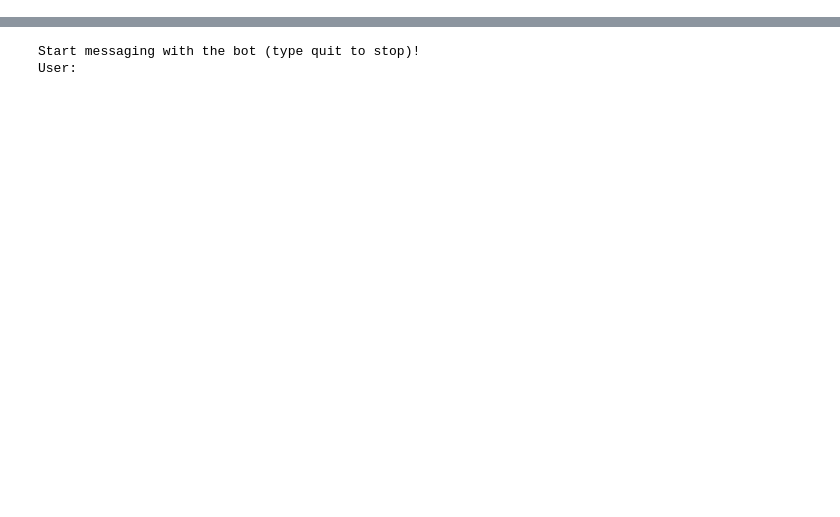
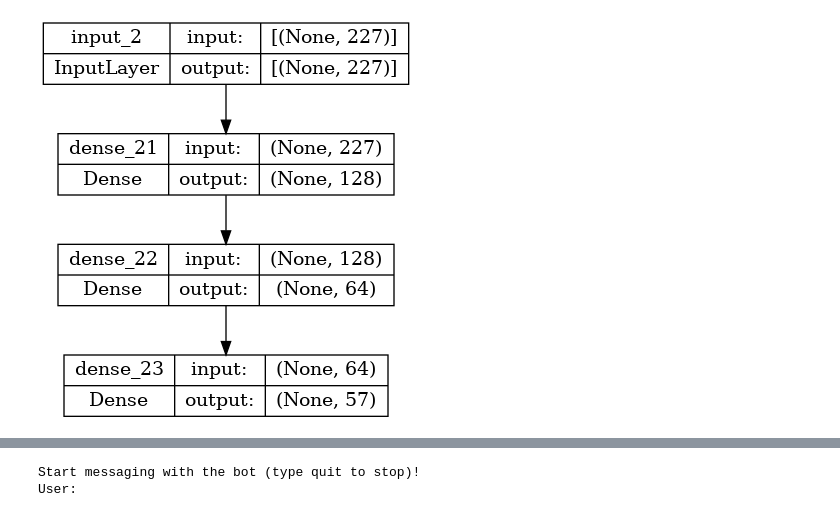
Before and after one commit to BorisDjoum/Bao_Chatbot, a Jupyter notebook: train.ipynb, the cells around one changed output, grey strips where cells are left out. Cells and saved outputs as stored; diff of their text form; code cells hidden in the pictures; blank space fills up the shorter version.

```diff
--- a/train.ipynb
+++ b/train.ipynb
@@ -35,7 +35,11 @@ True
 #2 Loading the Dataset: intents.json
 
 data_file = open('datasets/intents.json').read()
+datafr_file = open('datasets/intentsfr.json').read()
+
 data = json.loads(data_file)
+datafr = json.loads(datafr_file)
 
 data
+datafr
 # %% [output]
@@ -179,7 +299,7 @@ x = Dense(64, activation='relu')(x)
 
 
 #Defining output layer
-outputs = Dense(61, activation='softmax')(x)
+outputs = Dense(60, activation='softmax')(x)
 
 #5 The Neural Network Model
 model = Model()
@@ -212,0 +335,25 @@ Epoch 250/250
+# %%
+from tensorflow.keras.layers import Input, Dense
+from tensorflow.keras.models import Model
+
+
+input_shape=Input(shape=(len(trainfr_X[0]),))
+
+#Defining intermediate layers
+x = Dense(128, activation='relu')(input_shape)
+x = Dense(64, activation='relu')(x)
+
+
+#Defining output layer
+outputs = Dense(57, activation='softmax')(x)
+
+#5 The Neural Network Model
+modelfr = Model()
+#Creating the model
+modelfr = Model(inputs=input_shape, outputs=outputs)
+
+#Compiling the model
+modelfr.compile(optimizer='adam', loss='binary_crossentropy', metrics=['accuracy'])
+
+print(modelfr.summary())
+modelfr.fit(trainfr_X, trainfr_Y, epochs=500, verbose=1)
@@ -212,0 +379,10 @@ Epoch 250/250
+# %%
+
+dot_img_file = '/tmp/model_1.png'
+plot_model(model, to_file=dot_img_file, show_shapes=True)
+
+
+dot_img_file = '/tmp/modelfr_1.png'
+plot_model(modelfr, to_file=dot_img_file, show_shapes=True)
+# %% [output]
+[figure, added]
```
Also changed, not shown: parts of 23 cells of this notebook, 40 other files.
